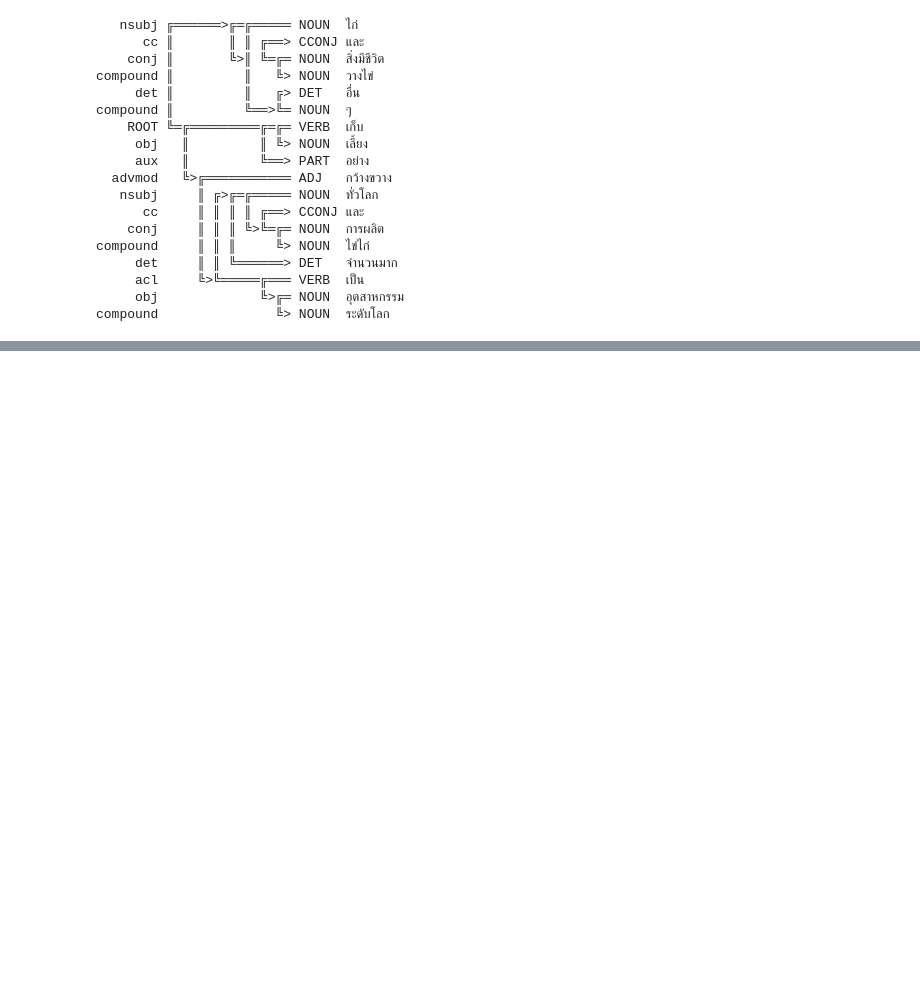
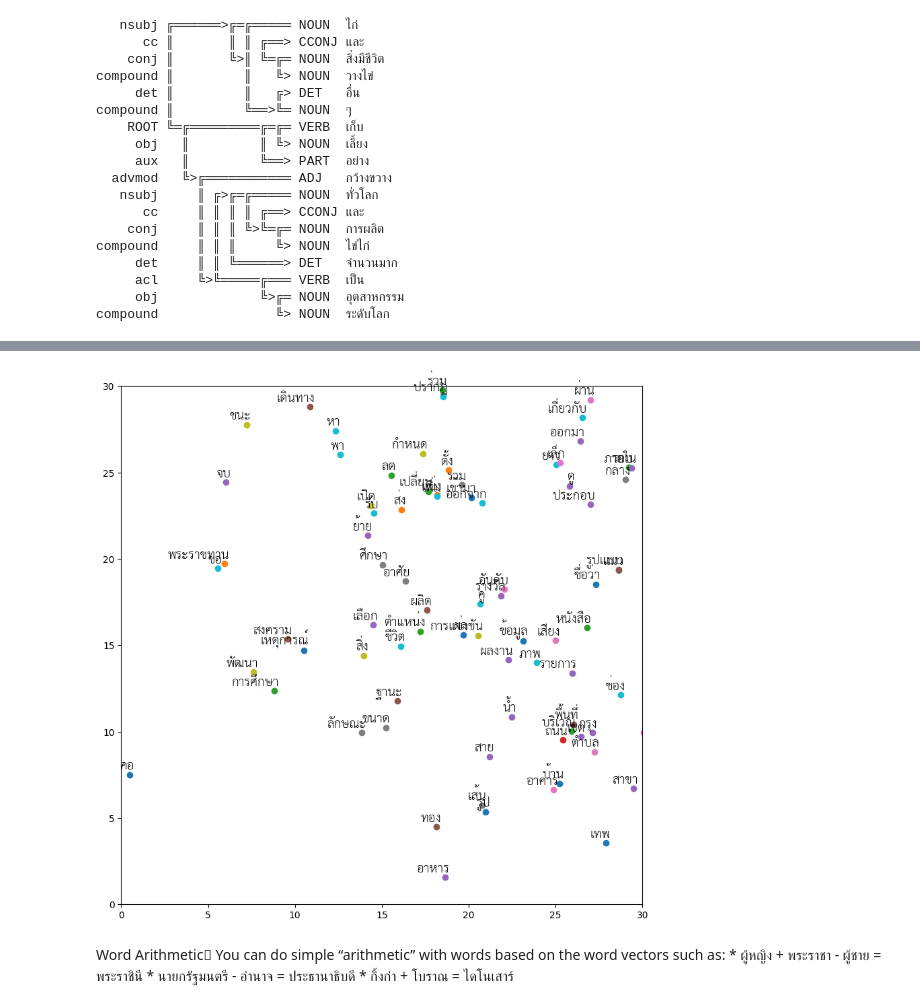
Before and after one commit to San-Maansson/NLP, a Jupyter notebook: thainlp.ipynb, the cells around one changed output, grey strips where cells are left out. Drawn from its saved outputs; the diff is of its cells as text; code cells hidden in the pictures; blank space fills up the shorter version.

```diff
--- a/thainlp.ipynb
+++ b/thainlp.ipynb
@@ -78,0 +86,5 @@ graphviz.Source(deplacy.dot(doc))
+# %%
+#load into gensim
+# model = KeyedVectors.load_word2vec_format(f'{model_path}thai2vec.bin',binary=True)
+from pythainlp import word_vector
+model = word_vector.WordVector(model_name="thai2fit_wv").get_model() # load thai2fit_wv from pythainlp
@@ -78,0 +150,9 @@ graphviz.Source(deplacy.dot(doc))
+# %%
+labels = model.index_to_key
+
+# #tnse
+# tsne = TSNE(n_components=2, init='pca', n_iter=1000)
+# thai2plot = tsne.fit_transform(thai2vec)
+# pickle.dump(thai2plot,open(f'{model_path}thai2plot.pkl','wb'))
+
+thai2plot = pickle.load(open(f'{model_path}thai2plot.pkl','rb'))
@@ -78,0 +181,26 @@ graphviz.Source(deplacy.dot(doc))
+# %%
+#stolen from https://blog.manash.me/how-to-use-pre-trained-word-vectors-from-facebooks-fasttext-a71e6d55f27
+def plot_with_labels(low_dim_embs, labels, filename=None, figsize=(10,10),
+                    axis_lims = None):
+    assert low_dim_embs.shape[0] >= len(labels), "More labels than embeddings"
+    plt.figure(figsize=figsize)  # in inches
+    for i, label in enumerate(labels):
+        x, y = low_dim_embs[i, :]
+        plt.scatter(x, y)
+        prop = fm.FontProperties(fname=f'TH-Sarabun-New-Regular.ttf',size=20)
+        plt.annotate(label,
+                 fontproperties=prop,
+                 xy=(x, y),
+                 xytext=(5, 2),
+                 textcoords='offset points',
+                 ha='right',
+                 va='bottom')
+    if axis_lims is not None: plt.axis(axis_lims)
+    if filename: plt.savefig(filename)
+
+plot_with_labels(thai2plot[200:500],labels[200:500],axis_lims = [0,30,0,30])
+# %% [output]
+[figure, added]
+# %% [markdown]
+Word Arithmetic
+You can do simple “arithmetic” with words based on the word vectors such as: * ผู้หญิง + พระราชา - ผู้ชาย = พระราชินี * นายกรัฐมนตรี - อำนาจ = ประธานาธิบดี * กิ้งก่า + โบราณ = ไดโนเสาร์
```
Also changed, not shown: parts of 34 cells of this notebook.
